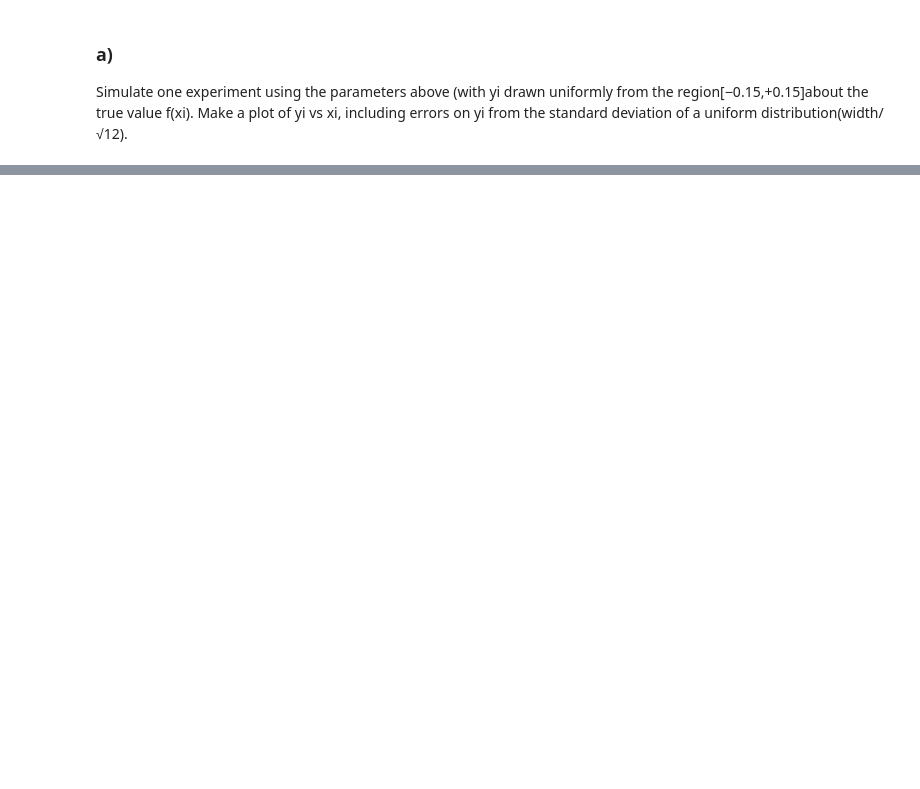
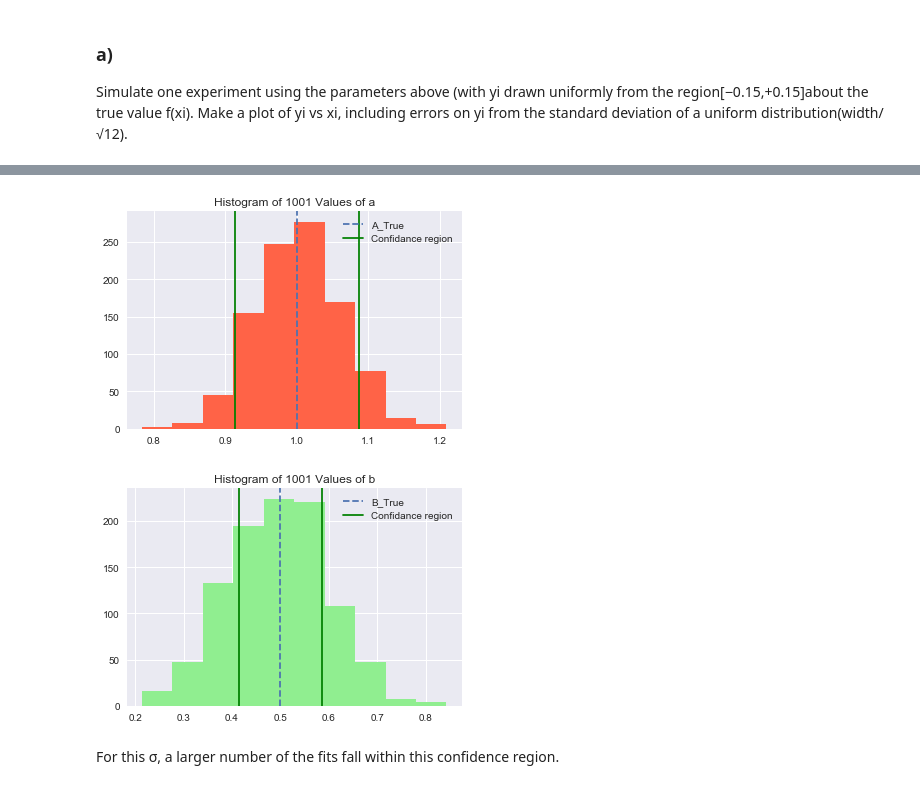
Before and after one commit to SdHockema/P410, a Jupyter notebook: P410 HW05.ipynb, the cells around one changed output, grey strips where cells are left out. Drawn from its saved outputs; the diff is of its cells as text; code cells hidden in the pictures; blank space fills up the shorter version.

```diff
--- a/P410 HW05.ipynb
+++ b/P410 HW05.ipynb
@@ -347,0 +383,30 @@ Repeat the fits to your 1,000 experiments using i= 0.15. (This is another common
+# %%
+sd_new = 0.15
+
+a_values = []
+b_values = []
+for i in range(1001):
+    x_new, y_new, fx, err = experiment(min_dy, max_dy)
+    a_new, b_new, V_new, chi2_new, Ndof_new = pyLinReg(x_new, y_new, [sd_new] * len(y))
+    a_values.append(a_new)
+    b_values.append(b_new)
+# %%
+plt.hist(a_values, color="tomato")
+plt.axvline(1, linestyle="--", label='A_True')
+plt.axvline(1 + 0.3/(math.sqrt(12)), color='g', label='Confidance region')
+plt.axvline(1 - 0.3/(math.sqrt(12)), color='g')
+plt.title("Histogram of 1001 Values of a")
+plt.legend()
+plt.show()
+plt.hist(b_values, color="lightgreen")
+plt.axvline(0.5, linestyle="--", label='B_True')
+plt.axvline(0.5 + 0.3/(math.sqrt(12)), color='g', label='Confidance region')
+plt.axvline(0.5 - 0.3/(math.sqrt(12)), color='g')
+plt.title("Histogram of 1001 Values of b")
+plt.legend()
+plt.show()
+# %% [output]
+[figure, added]
+[figure, added]
+# %% [markdown]
+For this σ, a larger number of the fits fall within this confidence region.
```
Also changed, not shown: parts of 14 cells of this notebook.
